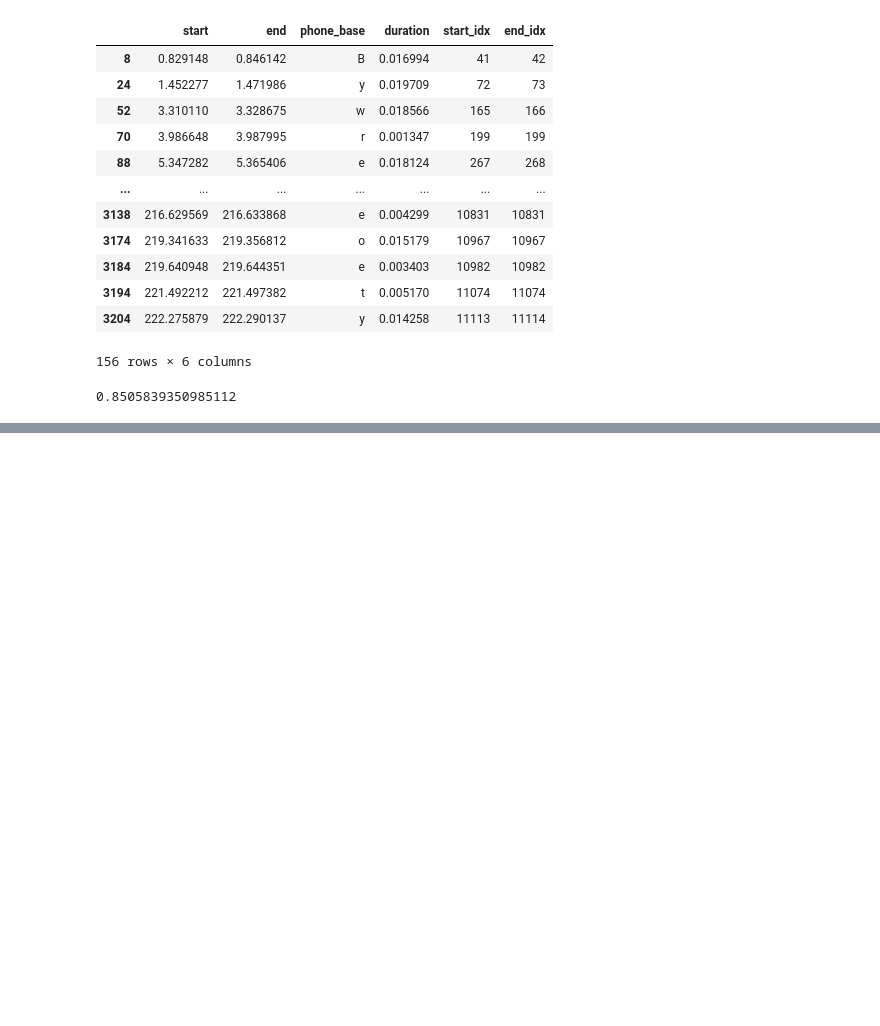
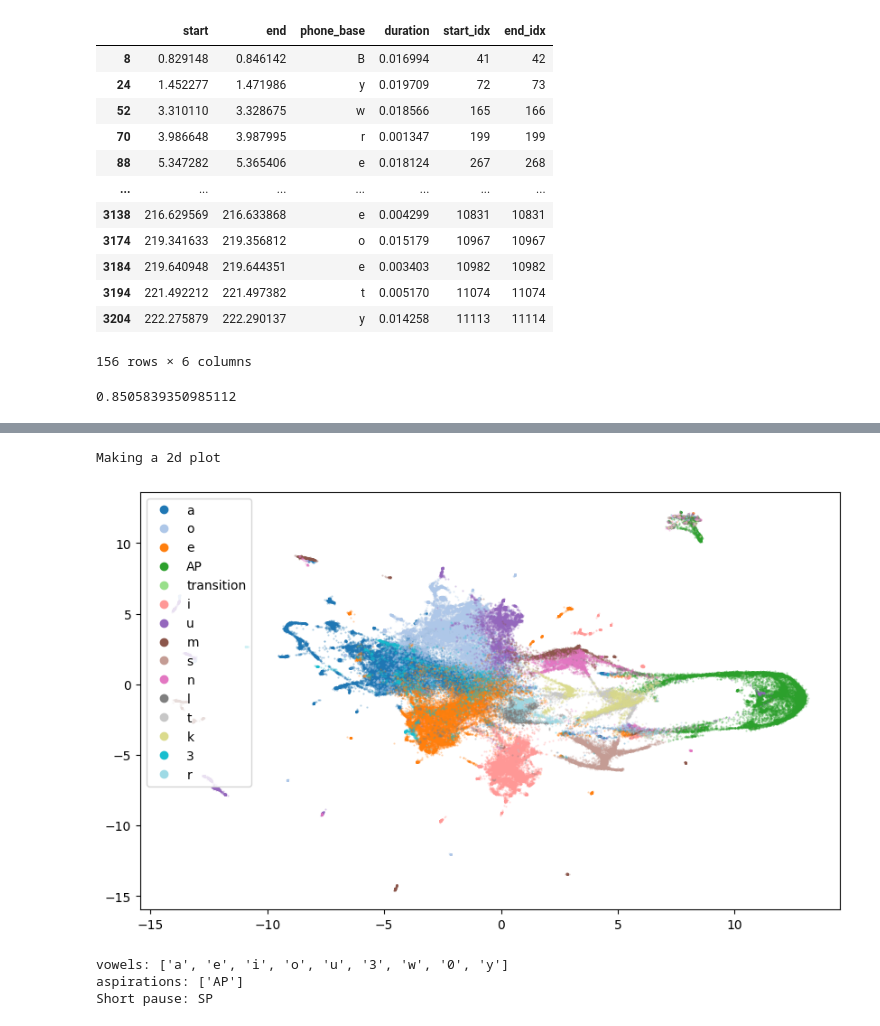
Before and after one commit to BSCCNS/Applio_LS, a Jupyter notebook: develop_nb/transitions.ipynb, the cells around one changed output, grey strips where cells are left out. Drawn from its saved outputs; the diff is of its cells as text; code cells hidden in the pictures; blank space fills up the shorter version.

```diff
--- a/develop_nb/transitions.ipynb
+++ b/develop_nb/transitions.ipynb
@@ -61,0 +139,21 @@ len(df_clean)/len(df_annotated_trans)
+# %%
+plots.make_tagged_LS_plot(df,
+                phones = unique_phones[0:15],
+                figsize = (10, 6),
+                alpha = 0.3,
+                s = 0.3,
+                align_head=True,
+                show_global = False,
+                add_legend = True,
+                label_detail = False,
+                save_fig = False,
+                ax = None);
+# %% [output]
+Making a 2d plot
+[figure, added]
+# %%
+df_grouped, ph_group = u.group_vowels_consonants_ap(df)
+# %% [output]
+vowels: ['a', 'e', 'i', 'o', 'u', '3', 'w', '0', 'y']
+aspirations: ['AP']
+Short pause: SP
```
Also changed, not shown: parts of 15 cells of this notebook, 2 other files.
